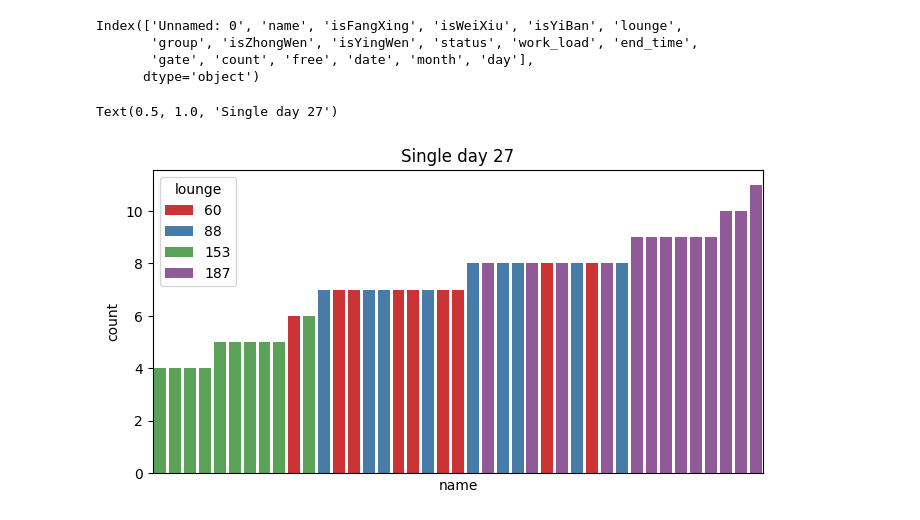
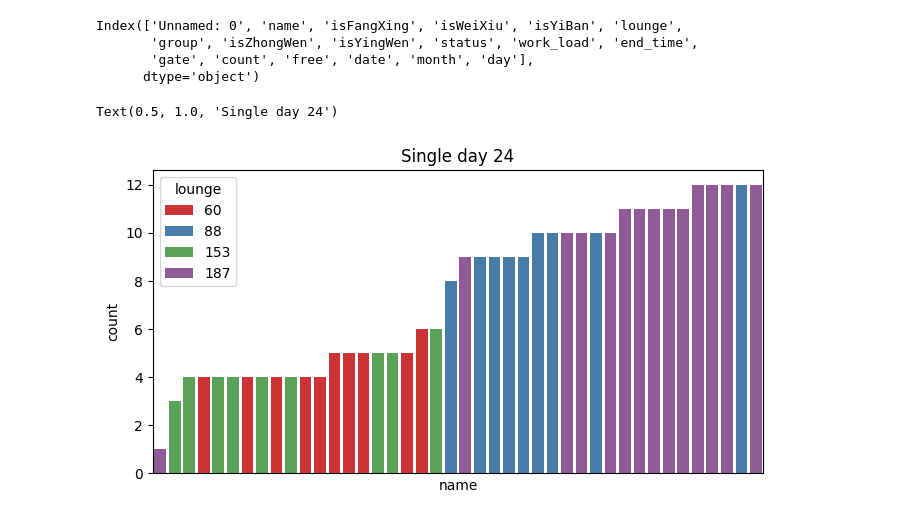
Before and after one commit to Yshen-group/proj_airport_bridge, a Jupyter notebook: notebooks/crew_validation.ipynb, the cells around one changed output. Saved outputs shown, nothing was run; the diff lists cells and outputs as text; code cells hidden in the pictures.

```diff
--- a/notebooks/crew_validation.ipynb
+++ b/notebooks/crew_validation.ipynb
@@ -118,11 +152,11 @@ Index(['Unnamed: 0', 'name', 'isFangXing', 'isWeiXiu', 'isYiBan', 'lounge',
       dtype='object')
 # %%
 # 去 day == 1 进行可视化
-i = 27
+i = 24
 plt.figure(figsize=(200*mm, 100*mm))
 sns.barplot(x='name', y='count', data=df[df['day'] == i].sort_values('count'),hue='lounge', palette='Set1')
 plt.xticks([],rotation=90)
 plt.title('Single day ' + str(i))
 # %% [output]
-Text(0.5, 1.0, 'Single day 27')
+Text(0.5, 1.0, 'Single day 24')
-[figure, old version]
+[figure, new version]
```
Also changed, not shown: parts of 5 cells of this notebook, 4 other files.
